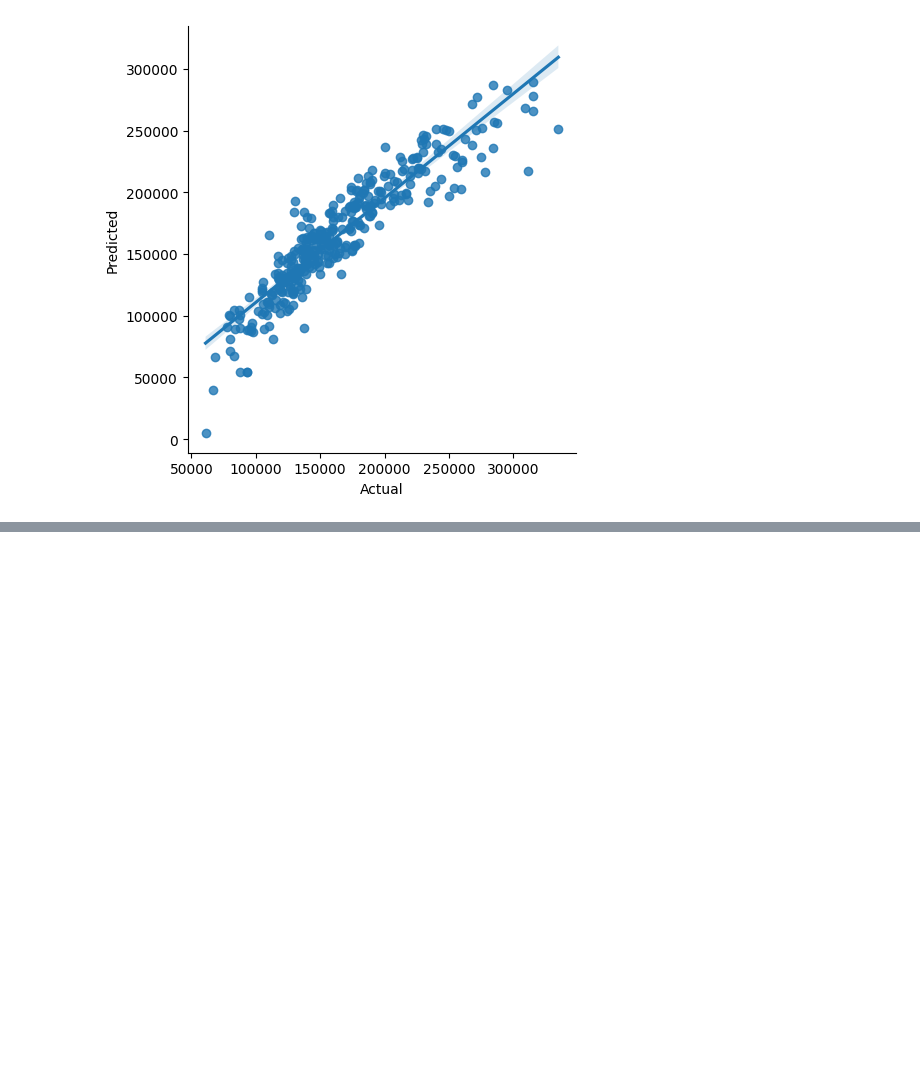
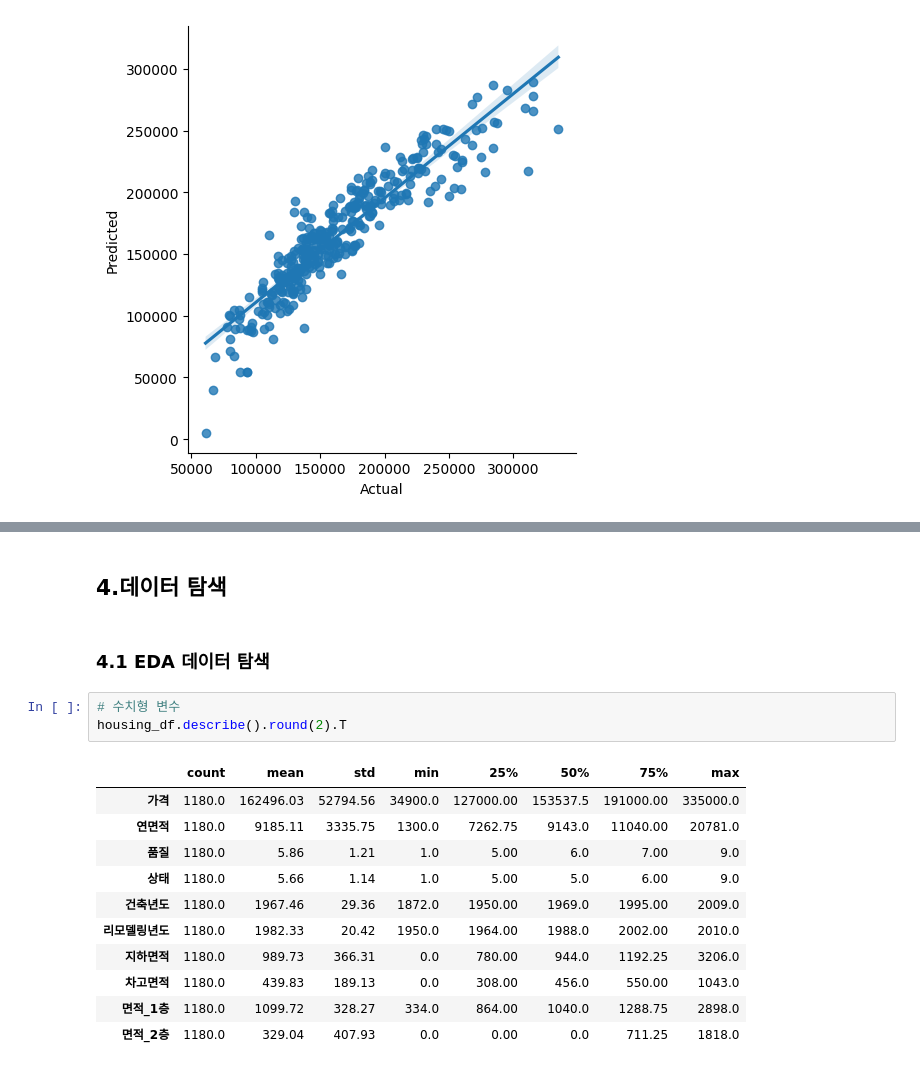
Before and after one commit to va4756/big_RaeJung, a Jupyter notebook: MachineLearning_이상철_ML01.ipynb, the cells around one changed output, grey strips where cells are left out. Drawn from its saved outputs; the diff is of its cells as text; blank space fills up the shorter version.

```diff
--- a/MachineLearning_이상철_ML01.ipynb
+++ b/MachineLearning_이상철_ML01.ipynb
@@ -1038,0 +1177,19 @@ sns.lmplot(x='Actual', y='Predicted', data=output)
+# %% [markdown]
+## 4.데이터 탐색
+# %% [markdown]
+### 4.1 EDA 데이터 탐색
+# %%
+# 수치형 변수
+housing_df.describe().round(2).T
+# %% [output]
+|  | count | mean | std | min | 25% | 50% | 75% | max |
+| 가격 | 1180.0 | 162496.03 | 52794.56 | 34900.0 | 127000.00 | 153537.5 | 191000.00 | 335000.0 |
+| 연면적 | 1180.0 | 9185.11 | 3335.75 | 1300.0 | 7262.75 | 9143.0 | 11040.00 | 20781.0 |
+| 품질 | 1180.0 | 5.86 | 1.21 | 1.0 | 5.00 | 6.0 | 7.00 | 9.0 |
+| 상태 | 1180.0 | 5.66 | 1.14 | 1.0 | 5.00 | 5.0 | 6.00 | 9.0 |
+| 건축년도 | 1180.0 | 1967.46 | 29.36 | 1872.0 | 1950.00 | 1969.0 | 1995.00 | 2009.0 |
+| 리모델링년도 | 1180.0 | 1982.33 | 20.42 | 1950.0 | 1964.00 | 1988.0 | 2002.00 | 2010.0 |
+| 지하면적 | 1180.0 | 989.73 | 366.31 | 0.0 | 780.00 | 944.0 | 1192.25 | 3206.0 |
+| 차고면적 | 1180.0 | 439.83 | 189.13 | 0.0 | 308.00 | 456.0 | 550.00 | 1043.0 |
+| 면적_1층 | 1180.0 | 1099.72 | 328.27 | 334.0 | 864.00 | 1040.0 | 1288.75 | 2898.0 |
+| 면적_2층 | 1180.0 | 329.04 | 407.93 | 0.0 | 0.00 | 0.0 | 711.25 | 1818.0 |
```
Also changed, not shown: parts of 29 cells of this notebook.
